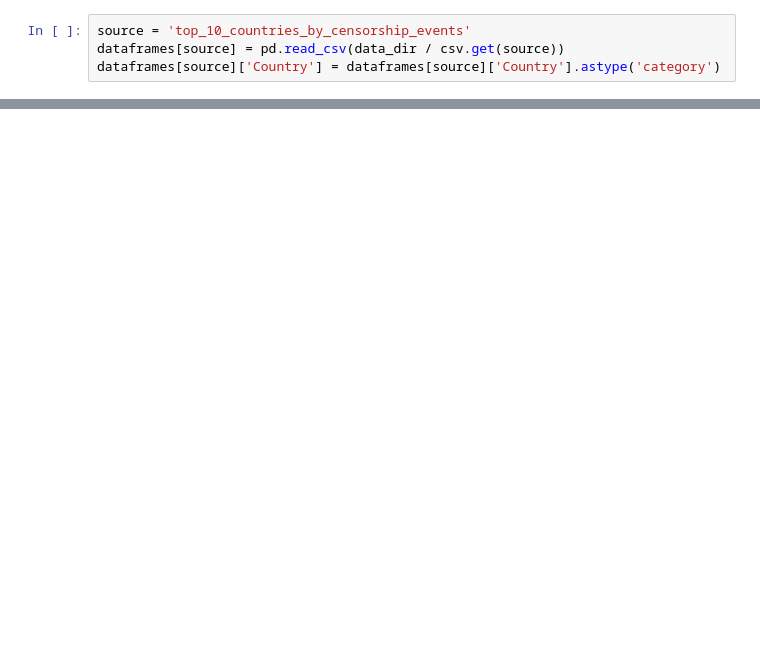
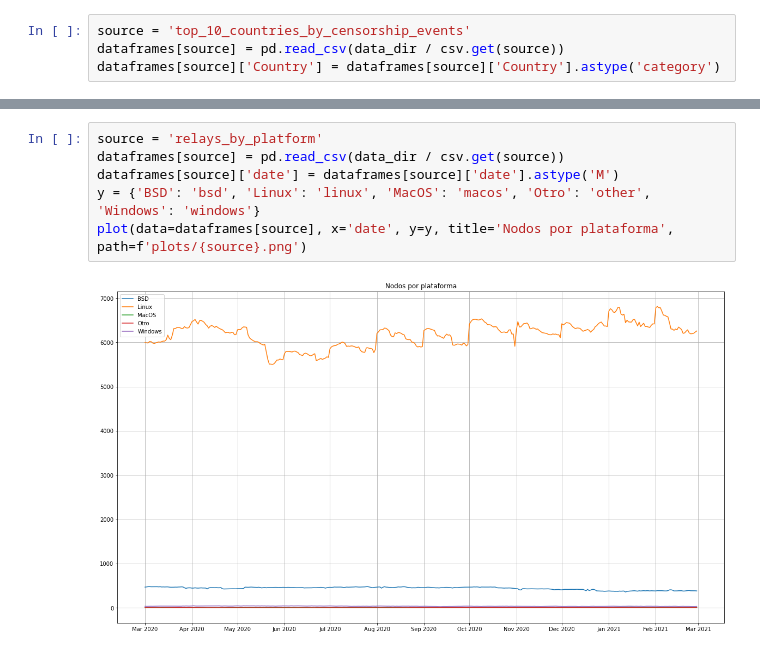
Before and after one commit to k0rtuz/tor-metrics, a Jupyter notebook: Tor Metrics.ipynb, the cells around one changed output, grey strips where cells are left out. Cells and saved outputs as stored; diff of their text form; blank space fills up the shorter version.

```diff
--- a/Tor Metrics.ipynb
+++ b/Tor Metrics.ipynb
@@ -169,0 +209,8 @@ memory usage: 55.2+ KB
+# %%
+source = 'relays_by_platform'
+dataframes[source] = pd.read_csv(data_dir / csv.get(source))
+dataframes[source]['date'] = dataframes[source]['date'].astype('M')
+y = {'BSD': 'bsd', 'Linux': 'linux', 'MacOS': 'macos', 'Otro': 'other', 'Windows': 'windows'}
+plot(data=dataframes[source], x='date', y=y, title='Nodos por plataforma', path=f'plots/{source}.png')
+# %% [output]
+[figure, added]
```
Also changed, not shown: parts of 21 cells of this notebook, 1 other file.
